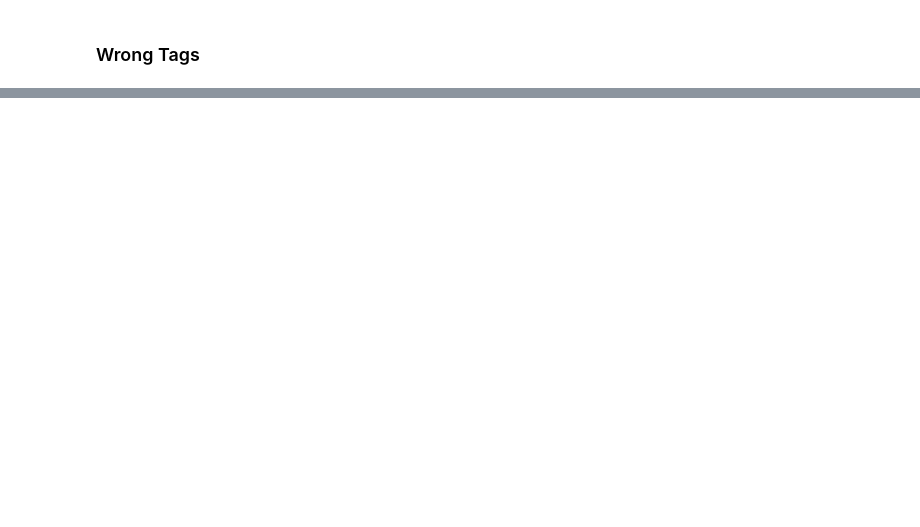
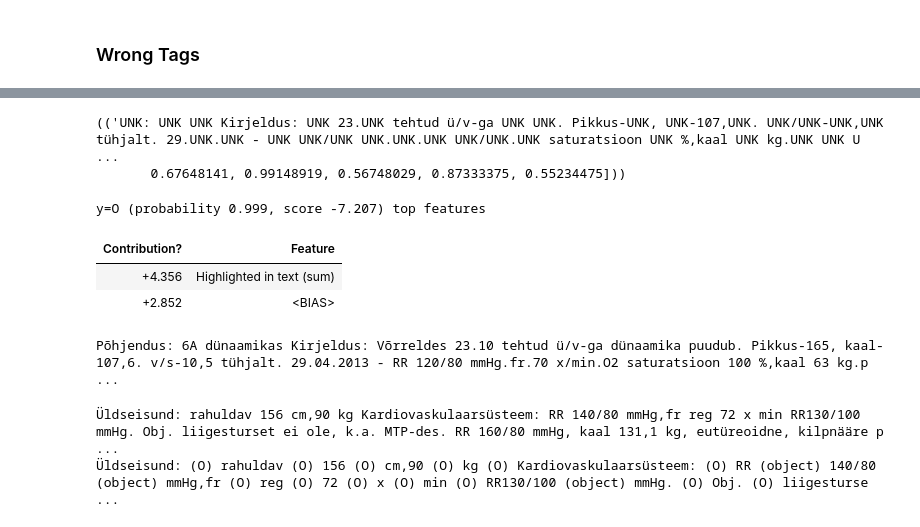
Before and after one commit to nesmaAlmoazamy/Fact-Extraction-from-Medical-Text-using-Neural-Networks, a Jupyter notebook: .ipynb, the cells around one changed output, grey strips where cells are left out. Saved outputs shown, nothing was run; the diff lists cells and outputs as text; code cells hidden in the pictures; blank space fills up the shorter version.

```diff
--- a/.ipynb
+++ b/.ipynb
@@ -445,0 +272,17 @@ accuracy_score(test_labels, pred_labels)
+# %%
+Sentneceindex = 21
+label = labels[20:24]
+text = sentences[20:24]
+# print(label)
+# print(text)
+
+text = " ".join(str(x) for x in text)
+label = [' '.join(x) for x in label]
+label = " ".join(str(x) for x in label)
+# print(label)
+# print(text)
+# # # label = [' '.join(x) for x in label]
+# label = " ".join(str(x) for x in label)
+
+# print(label)
+print(" ".join([f"{t} ({l})" for t, l in zip(text.split(), label.split())]))
@@ -445,0 +314,46 @@ accuracy_score(test_labels, pred_labels)
+# %%
+word_index = 16
+predict_func = explainer_generator.get_predict_function(word_index=word_index)
+# %%
+sampler = MaskingTextSampler(
+    replacement="UNK",
+    max_replace=0.7,
+    token_pattern=None,
+    bow=False
+)
+print(sampler.sample_near(text, n_samples=10))
+# %% [output]
+(('UNK: UNK UNK Kirjeldus: UNK 23.UNK tehtud ü/v-ga UNK UNK. Pikkus-UNK, UNK-107,UNK. UNK/UNK-UNK,UNK tühjalt. 29.UNK.UNK - UNK UNK/UNK UNK.UNK.UNK UNK/UNK.UNK saturatsioon UNK %,kaal UNK kg.UNK UNK U ...
+       0.67648141, 0.99148919, 0.56748029, 0.87333375, 0.55234475]))
+# %%
+te = TextExplainer(
+    sampler=sampler,
+    position_dependent=True,
+    random_state=42,
+#     char_based =True #True if explanation should be char-based, False if it should be token-based. Default is False.
+)
+
+te.fit(text, predict_func)
+
+te.explain_prediction(
+    target_names=list(explainer_generator.idx2tag.values())
+
+)
+# https://github.com/TeamHG-Memex/eli5/blob/017c738f8dcf3e31346de49a390835ffafad3f1b/eli5/explain.py#L83
+# %% [output]
+y=O (probability 0.999, score -7.207) top features
+| Contribution? | Feature |
+| +4.356 | Highlighted in text (sum) |
+| +2.852 | <BIAS> |
+Põhjendus: 6A dünaamikas Kirjeldus: Võrreldes 23.10 tehtud ü/v-ga dünaamika puudub. Pikkus-165, kaal-107,6. v/s-10,5 tühjalt. 29.04.2013 - RR 120/80 mmHg.fr.70 x/min.O2 saturatsioon 100 %,kaal 63 kg.p ...
+# %%
+label = labels[196:201]
+text = sentences[196:201]
+text = " ".join(str(x) for x in text)
+label = [' '.join(x) for x in label]
+label = " ".join(str(x) for x in label)
+print(text)
+print(" ".join([f"{t} ({l})" for t, l in zip(text.split(), label.split())]))
+# %% [output]
+Üldseisund: rahuldav 156 cm,90 kg Kardiovaskulaarsüsteem: RR 140/80 mmHg,fr reg 72 x min RR130/100 mmHg. Obj. liigesturset ei ole, k.a. MTP-des. RR 160/80 mmHg, kaal 131,1 kg, eutüreoidne, kilpnääre p ...
+Üldseisund: (O) rahuldav (O) 156 (O) cm,90 (O) kg (O) Kardiovaskulaarsüsteem: (O) RR (object) 140/80 (object) mmHg,fr (O) reg (O) 72 (O) x (O) min (O) RR130/100 (object) mmHg. (O) Obj. (O) liigesturse ...
```
Also changed, not shown: parts of 70 cells of this notebook.
